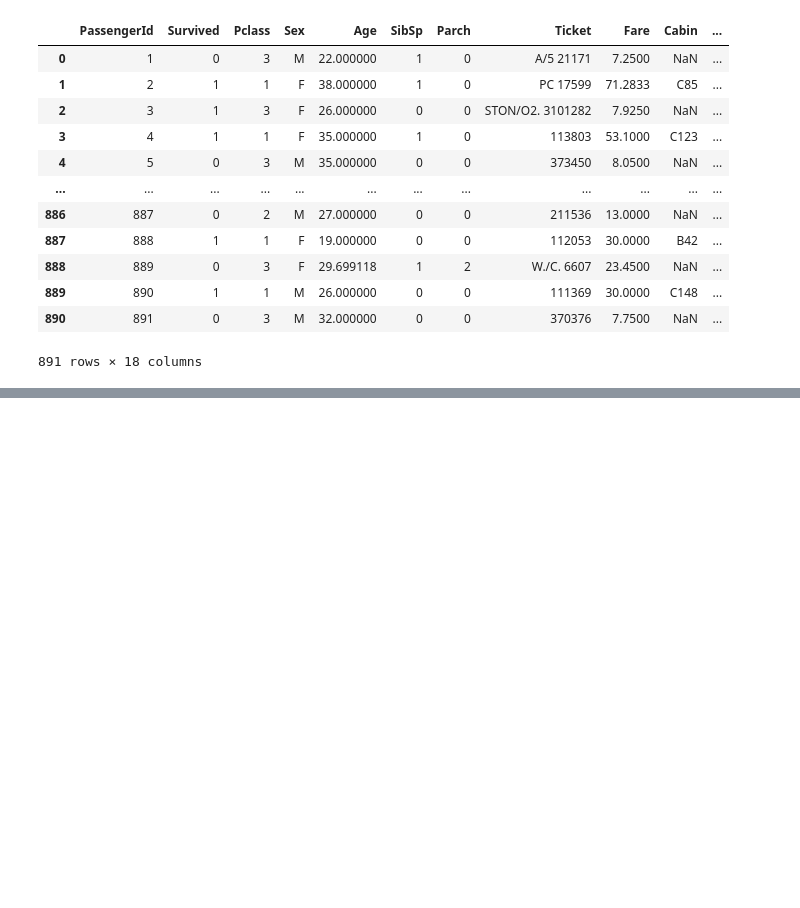
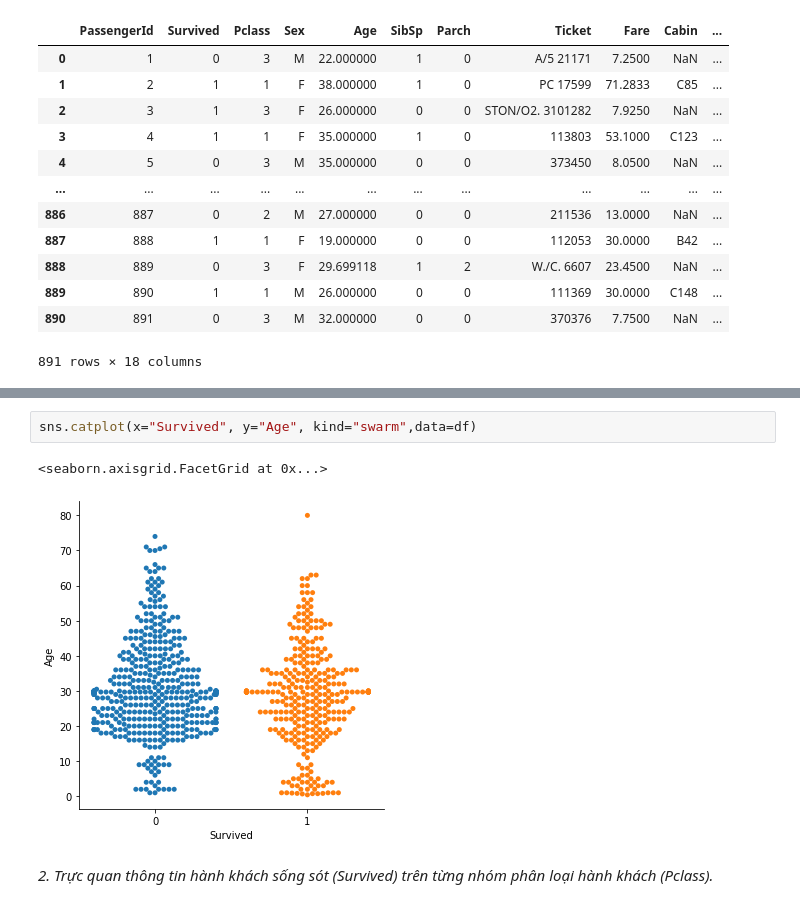
Before and after one commit to NgaanLee/DataAnalystDeepLearning, a Jupyter notebook: Homeworks_Lap04.ipynb, the cells around one changed output, grey strips where cells are left out. Drawn from its saved outputs; the diff is of its cells as text; blank space fills up the shorter version.

```diff
--- a/Homeworks_Lap04.ipynb
+++ b/Homeworks_Lap04.ipynb
@@ -275,0 +324,7 @@ df
+# %%
+sns.catplot(x="Survived", y="Age", kind="swarm",data=df)
+# %% [output]
+<seaborn.axisgrid.FacetGrid at 0x...>
+[figure, added]
+# %% [markdown]
+*2. Trực quan thông tin hành khách sống sót (Survived) trên từng nhóm phân loại hành khách (Pclass).*
```
Also changed, not shown: parts of 35 cells of this notebook.
